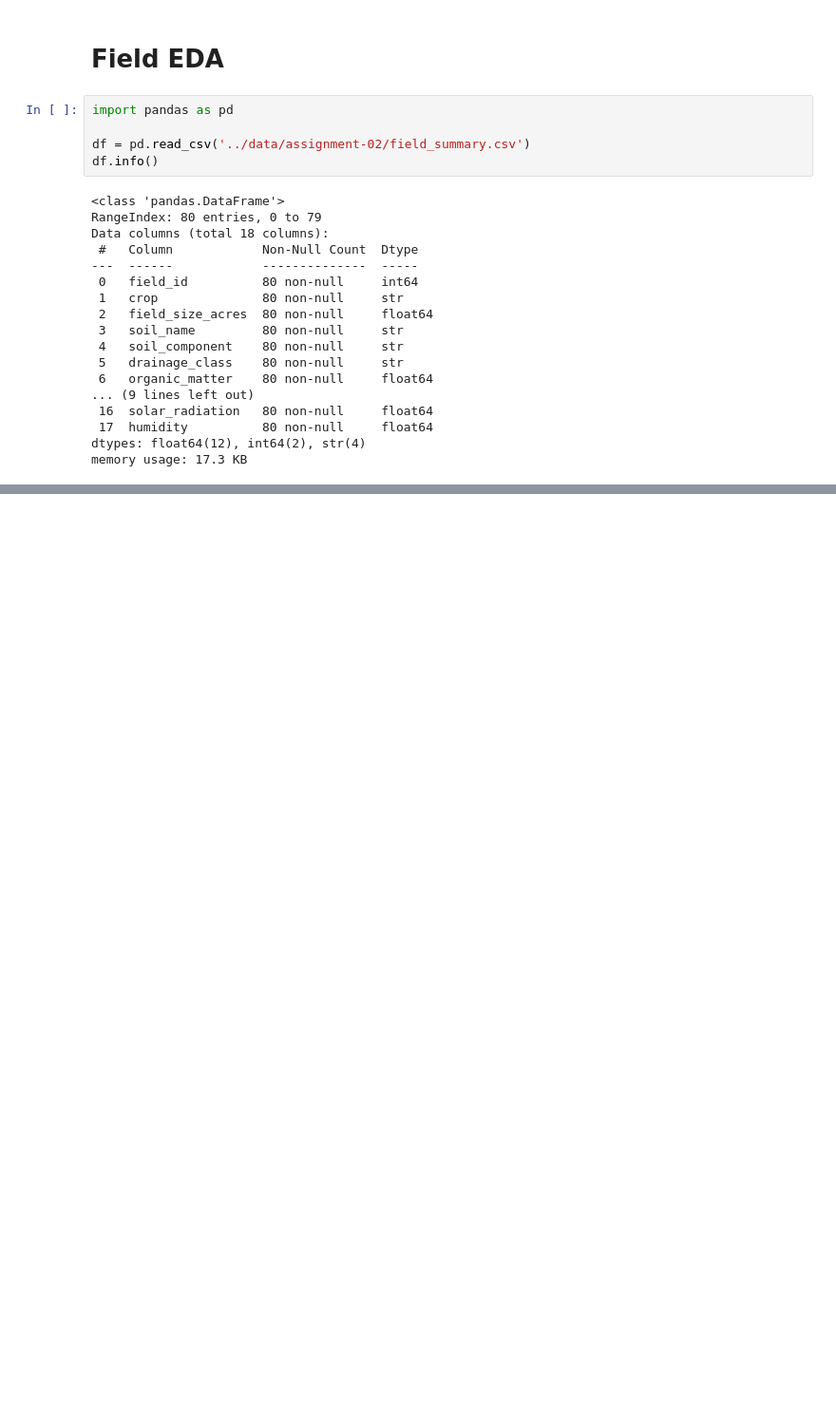
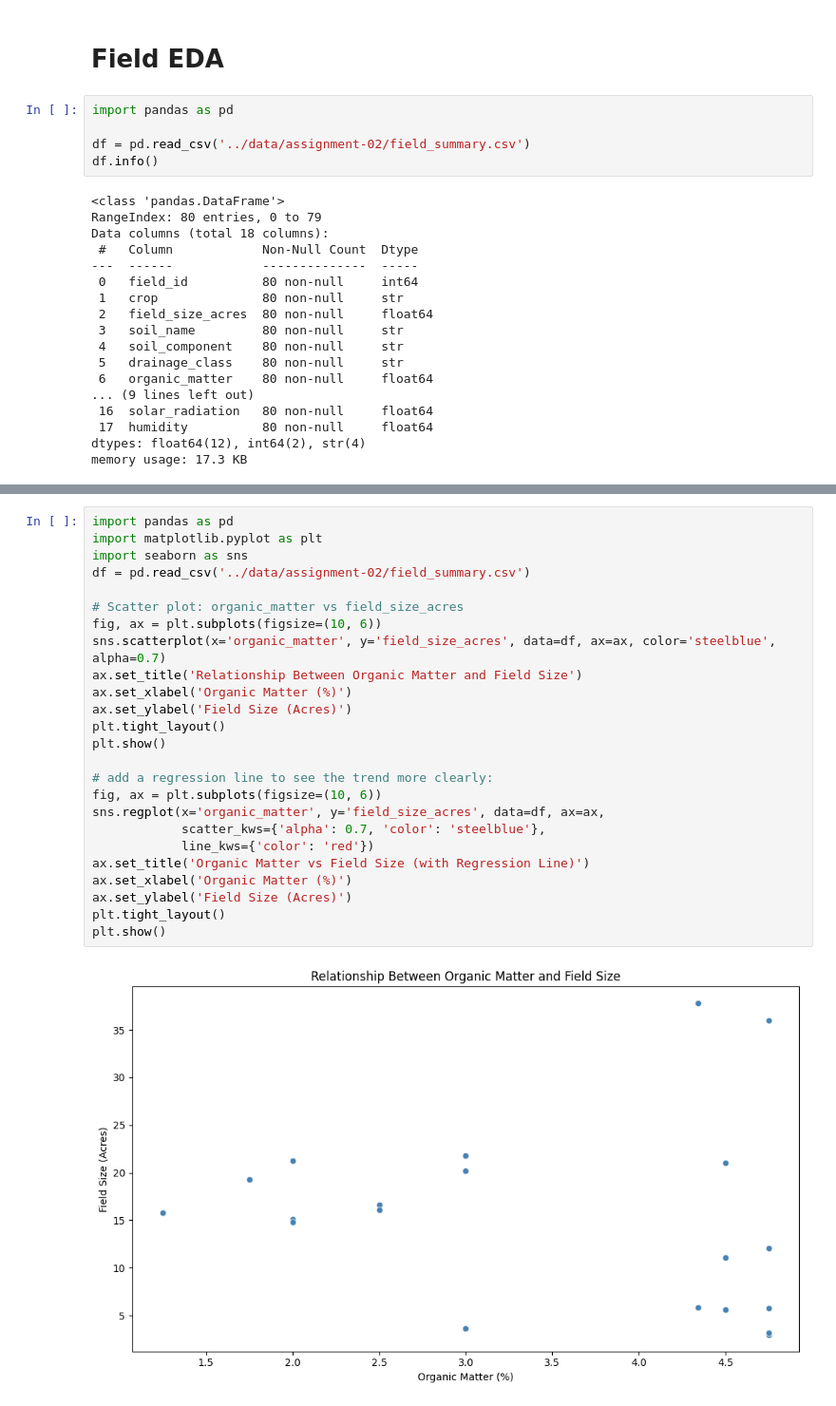
Before and after one commit to sg459/agent-project, a Jupyter notebook: notebooks/03_field_eda.ipynb, the cells around one changed output, grey strips where cells are left out. Shown at 95% size. Drawn from its saved outputs; the diff is of its cells as text; blank space fills up the shorter version.

```diff
--- a/notebooks/03_field_eda.ipynb
+++ b/notebooks/03_field_eda.ipynb
@@ -37,0 +99,27 @@ df.describe()
+# %%
+import pandas as pd
+import matplotlib.pyplot as plt
+import seaborn as sns
+df = pd.read_csv('../data/assignment-02/field_summary.csv')
+
+# Scatter plot: organic_matter vs field_size_acres
+fig, ax = plt.subplots(figsize=(10, 6))
+sns.scatterplot(x='organic_matter', y='field_size_acres', data=df, ax=ax, color='steelblue', alpha=0.7)
+ax.set_title('Relationship Between Organic Matter and Field Size')
+ax.set_xlabel('Organic Matter (%)')
+ax.set_ylabel('Field Size (Acres)')
+plt.tight_layout()
+plt.show()
+
+# add a regression line to see the trend more clearly:
+fig, ax = plt.subplots(figsize=(10, 6))
+sns.regplot(x='organic_matter', y='field_size_acres', data=df, ax=ax,
+            scatter_kws={'alpha': 0.7, 'color': 'steelblue'},
+            line_kws={'color': 'red'})
+ax.set_title('Organic Matter vs Field Size (with Regression Line)')
+ax.set_xlabel('Organic Matter (%)')
+ax.set_ylabel('Field Size (Acres)')
+plt.tight_layout()
+plt.show()
+# %% [output]
+[figure, added]
```
Also changed, not shown: parts of 5 cells of this notebook.
